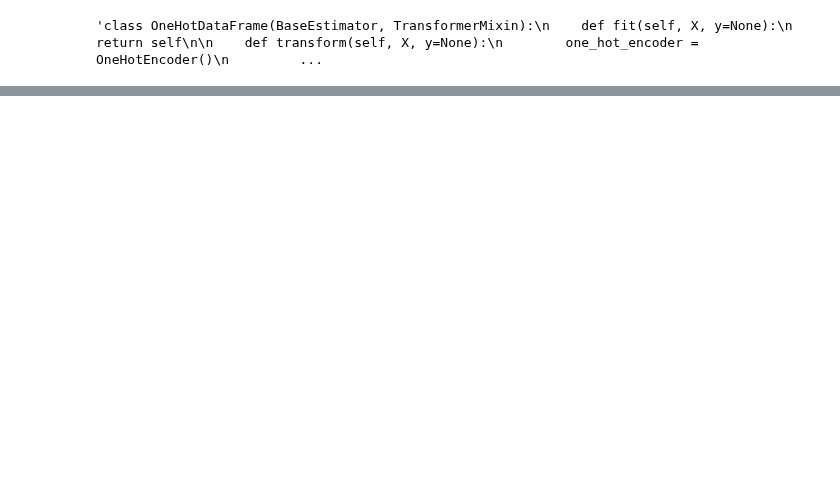
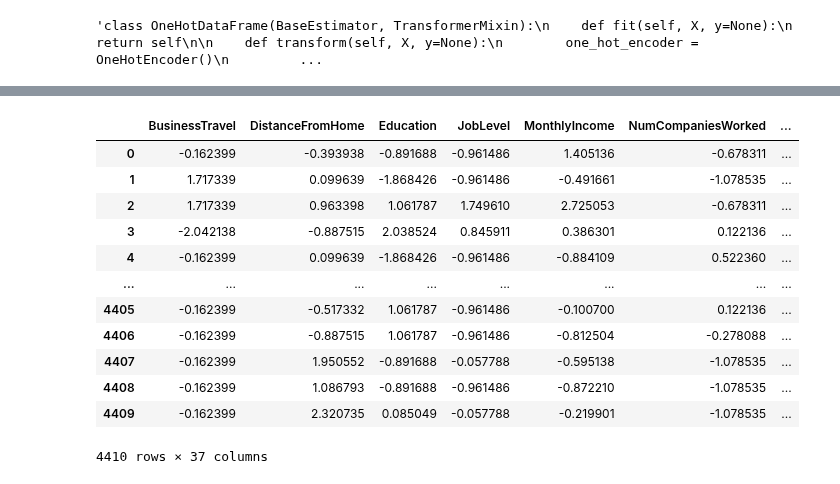
Before and after one commit to R1leMargoulin/Projet_ML_Human4You, a Jupyter notebook: pipeline.ipynb, the cells around one changed output, grey strips where cells are left out. Saved outputs shown, nothing was run; the diff lists cells and outputs as text; code cells hidden in the pictures; blank space fills up the shorter version.

Commit message:
pipeline with data scale+X and Y need to split it and fitpredict future model

```diff
--- a/pipeline.ipynb
+++ b/pipeline.ipynb
@@ -199,3 +201,3 @@ def build_pipeline(X):
 # %%
-data=build_pipeline(general_data)
+data, X, y = build_pipeline(general_data)
 # %% [output]
@@ -251,0 +237,16 @@ array([[-0.39393818, -0.89168825, -0.96148639, ...,  0.        ,
+# %%
+X
+# %% [output]
+|  | BusinessTravel | DistanceFromHome | Education | JobLevel | MonthlyIncome | NumCompaniesWorked | ... |
+| 0 | -0.162399 | -0.393938 | -0.891688 | -0.961486 | 1.405136 | -0.678311 | ... |
+| 1 | 1.717339 | 0.099639 | -1.868426 | -0.961486 | -0.491661 | -1.078535 | ... |
+| 2 | 1.717339 | 0.963398 | 1.061787 | 1.749610 | 2.725053 | -0.678311 | ... |
+| 3 | -2.042138 | -0.887515 | 2.038524 | 0.845911 | 0.386301 | 0.122136 | ... |
+| 4 | -0.162399 | 0.099639 | -1.868426 | -0.961486 | -0.884109 | 0.522360 | ... |
+| ... | ... | ... | ... | ... | ... | ... | ... |
+| 4405 | -0.162399 | -0.517332 | 1.061787 | -0.961486 | -0.100700 | 0.122136 | ... |
+| 4406 | -0.162399 | -0.887515 | 1.061787 | -0.961486 | -0.812504 | -0.278088 | ... |
+| 4407 | -0.162399 | 1.950552 | -0.891688 | -0.057788 | -0.595138 | -1.078535 | ... |
+| 4408 | -0.162399 | 1.086793 | -0.891688 | -0.961486 | -0.872210 | -1.078535 | ... |
+| 4409 | -0.162399 | 2.320735 | 0.085049 | -0.057788 | -0.219901 | -1.078535 | ... |
+4410 rows × 37 columns
```
Also changed, not shown: parts of 6 cells of this notebook.
